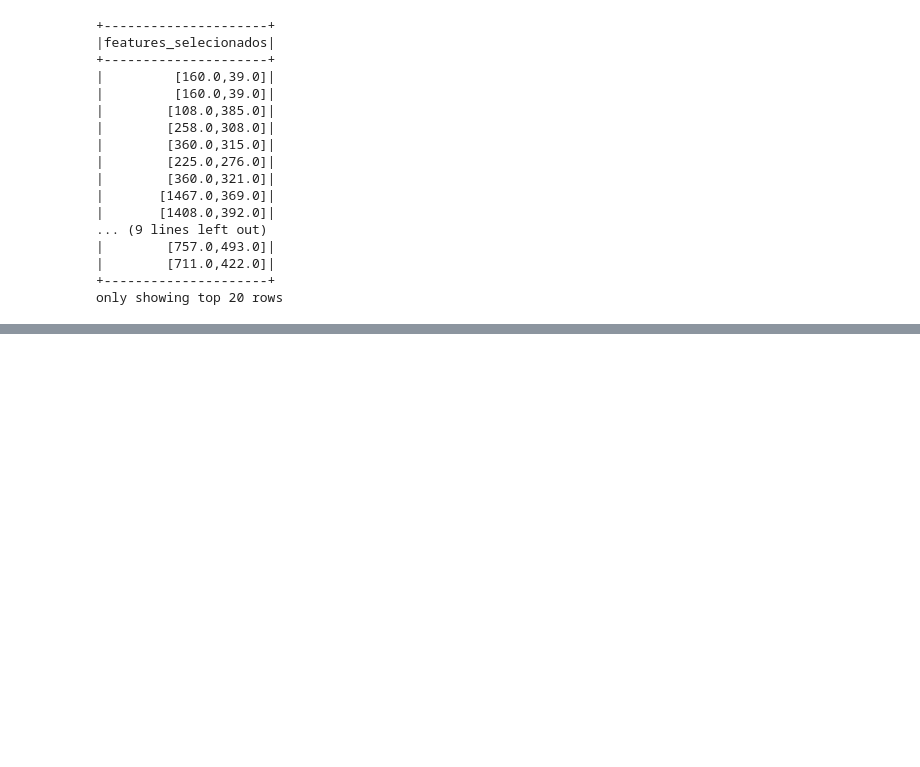
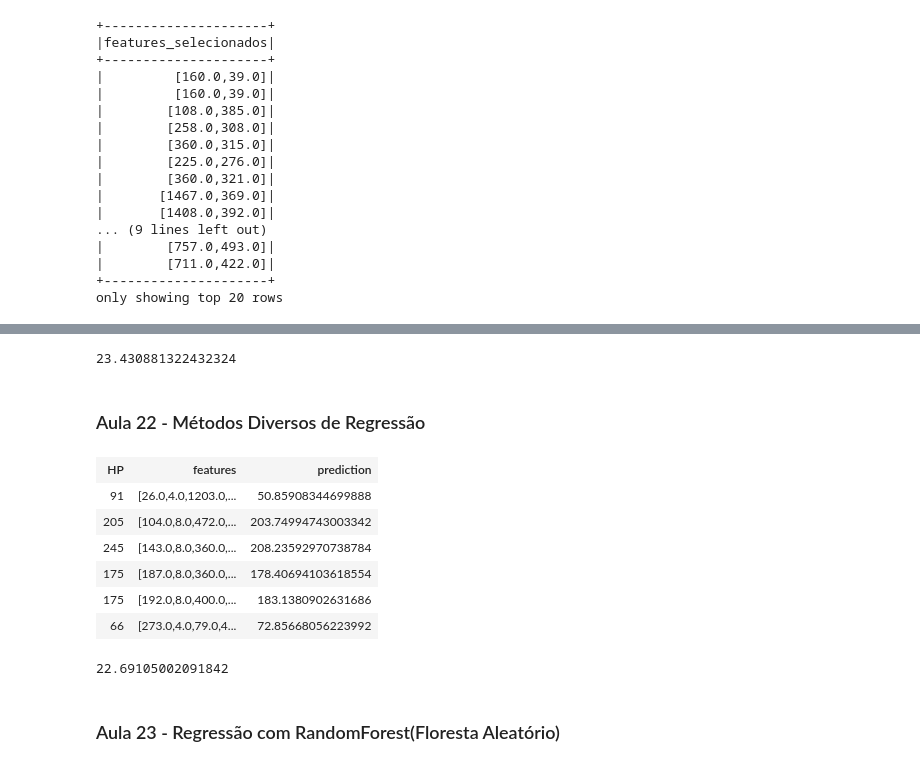
Before and after one commit to marcelinoandre/pocs-ml, a Jupyter notebook: curso_machine-learning-com-spark-e-pyspark.ipynb, the cells around one changed output, grey strips where cells are left out. Saved outputs shown, nothing was run; the diff lists cells and outputs as text; code cells hidden in the pictures; blank space fills up the shorter version.

```diff
--- a/curso_machine-learning-com-spark-e-pyspark.ipynb
+++ b/curso_machine-learning-com-spark-e-pyspark.ipynb
@@ -836,0 +903,6 @@ only showing top 20 rows
+# %%
+carros_treino, carros_teste = df_carros_vector_assembler.randomSplit([
+                                                                     0.7, 0.3])
+
+print(carros_treino.count())
+print(carros_teste.count())
@@ -836,0 +939,48 @@ only showing top 20 rows
+# %%
+avaliar = RegressionEvaluator(
+    predictionCol='prediction',
+    labelCol='HP',
+    metricName='rmse'
+)
+
+rmse = avaliar.evaluate(previsao)
+print(rmse)
+# %% [output]
+23.430881322432324
+# %% [markdown]
+### Aula 22 - Métodos Diversos de Regressão
+# %%
+geral = GeneralizedLinearRegression(
+    family = 'gaussian',
+    featuresCol = 'features',
+    labelCol = 'HP',
+    link = 'identity',
+    maxIter = 1000,
+    regParam = 0.08
+)
+
+modelo = geral.fit(carros_treino)
+# %%
+previsao = modelo.transform(carros_teste)
+previsao.select('HP', 'features', 'prediction')
+# %% [output]
+| HP | features | prediction |
+| 91 | [26.0,4.0,1203.0,... | 50.85908344699888 |
+| 205 | [104.0,8.0,472.0,... | 203.74994743003342 |
+| 245 | [143.0,8.0,360.0,... | 208.23592970738784 |
+| 175 | [187.0,8.0,360.0,... | 178.40694103618554 |
+| 175 | [192.0,8.0,400.0,... | 183.1380902631686 |
+| 66 | [273.0,4.0,79.0,4... | 72.85668056223992 |
+# %%
+avaliar = RegressionEvaluator(
+    predictionCol = 'prediction',
+    labelCol = 'HP',
+    metricName = 'rmse'
+)
+
+rmse = avaliar.evaluate(previsao)
+rmse
+# %% [output]
+22.69105002091842
+# %% [markdown]
+### Aula 23 - Regressão com RandomForest(Floresta Aleatório)
```
Also changed, not shown: parts of 32 cells of this notebook.
